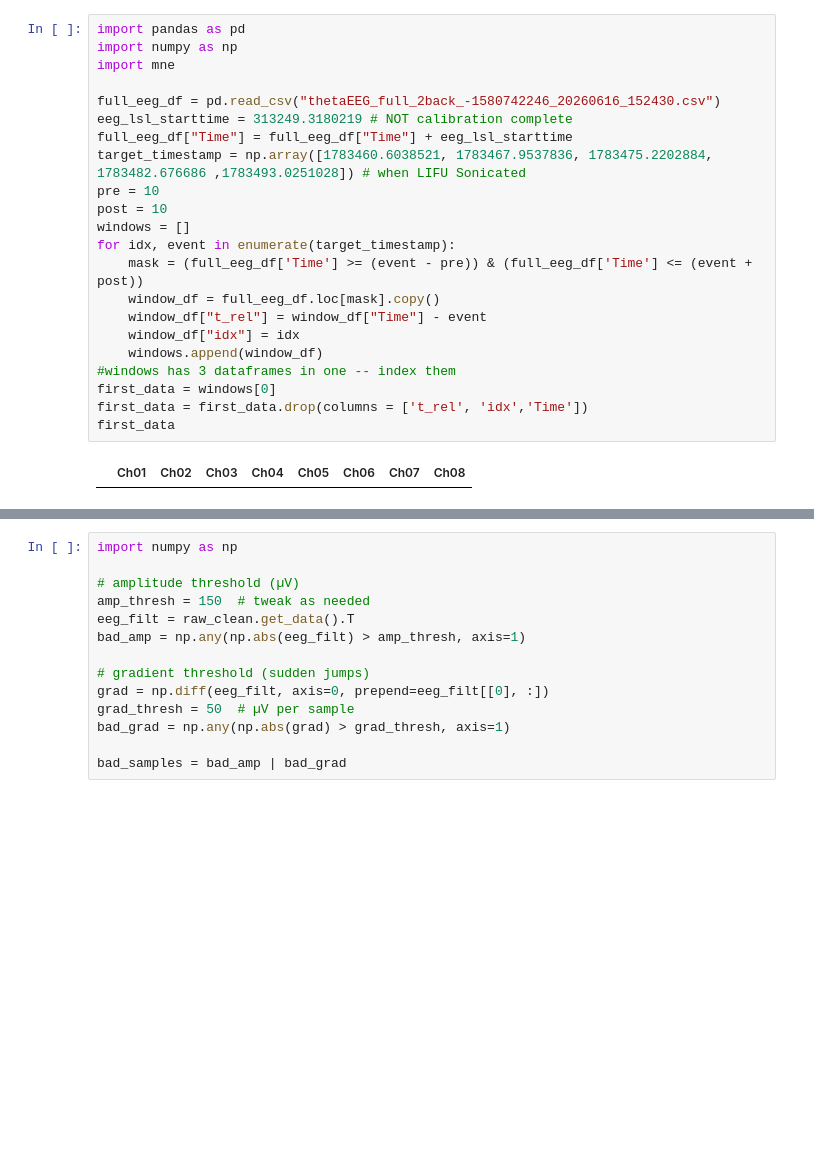
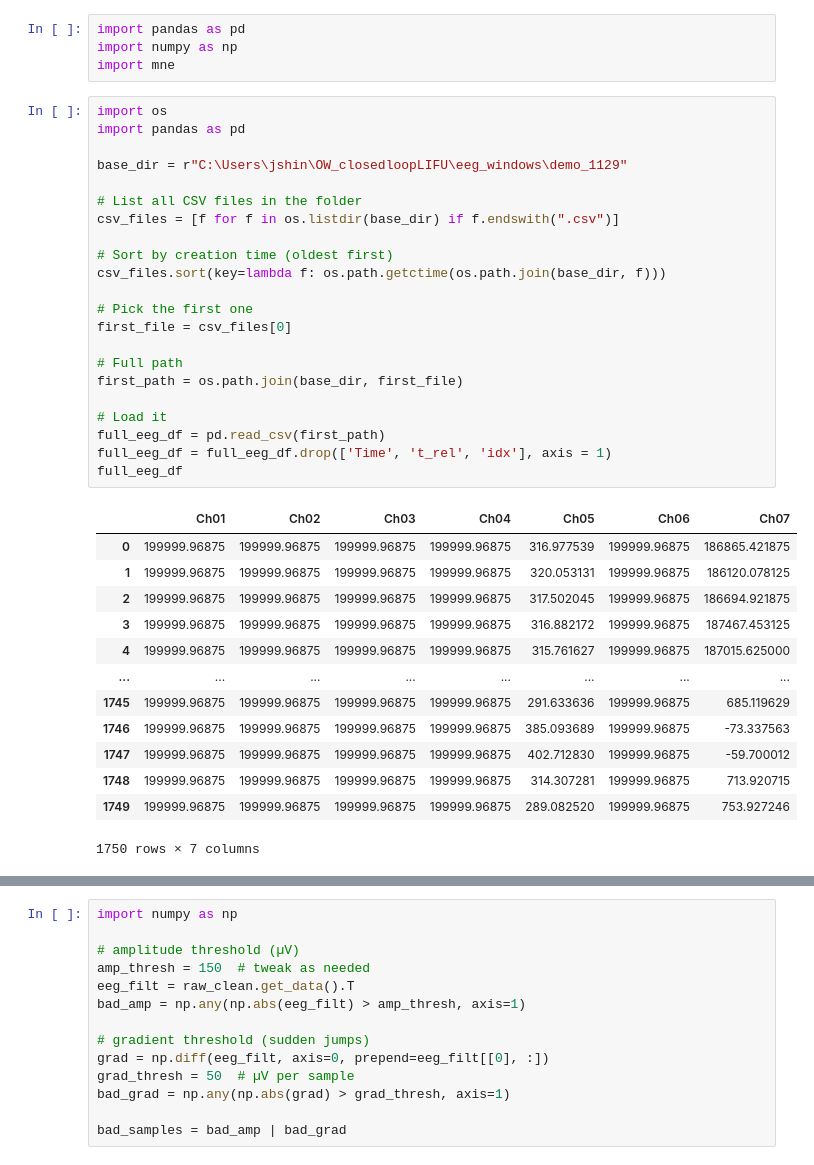
Before and after one commit to janetshin8030/OW_closedloop, a Jupyter notebook: PSDprocessing.ipynb, the cells around one changed output, grey strips where cells are left out. Drawn from its saved outputs; the diff is of its cells as text; blank space fills up the shorter version.

```diff
--- a/PSDprocessing.ipynb
+++ b/PSDprocessing.ipynb
@@ -2,26 +2,42 @@
 import pandas as pd
 import numpy as np
 import mne
-
-full_eeg_df = pd.read_csv("thetaEEG_full_2back_-1580742246_20260616_152430.csv")
-eeg_lsl_starttime = 313249.3180219 # NOT calibration complete
-full_eeg_df["Time"] = full_eeg_df["Time"] + eeg_lsl_starttime
-target_timestamp = np.array([1783460.6038521, 1783467.9537836, 1783475.2202884, 1783482.676686 ,1783493.0251028]) # when LIFU Sonicated
-pre = 10
-post = 10
-windows = []
-for idx, event in enumerate(target_timestamp):
-    mask = (full_eeg_df['Time'] >= (event - pre)) & (full_eeg_df['Time'] <= (event + post))
-    window_df = full_eeg_df.loc[mask].copy()
-    window_df["t_rel"] = window_df["Time"] - event
-    window_df["idx"] = idx
-    windows.append(window_df)
-#windows has 3 dataframes in one -- index them
-first_data = windows[0]
-first_data = first_data.drop(columns = ['t_rel', 'idx','Time'])
-first_data
-# %% [output]
-|  | Ch01 | Ch02 | Ch03 | Ch04 | Ch05 | Ch06 | Ch07 | Ch08 |
+# %%
+import os
+import pandas as pd
+
+base_dir = r"C:\Users\jshin\OW_closedloopLIFU\eeg_windows\demo_1129"
+
+# List all CSV files in the folder
+csv_files = [f for f in os.listdir(base_dir) if f.endswith(".csv")]
+
+# Sort by creation time (oldest first)
+csv_files.sort(key=lambda f: os.path.getctime(os.path.join(base_dir, f)))
+
+# Pick the first one
+first_file = csv_files[0]
+
+# Full path
+first_path = os.path.join(base_dir, first_file)
+
+# Load it
+full_eeg_df = pd.read_csv(first_path)
+full_eeg_df = full_eeg_df.drop(['Time', 't_rel', 'idx'], axis = 1)
+full_eeg_df
+# %% [output]
+|  | Ch01 | Ch02 | Ch03 | Ch04 | Ch05 | Ch06 | Ch07 |
+| 0 | 199999.96875 | 199999.96875 | 199999.96875 | 199999.96875 | 316.977539 | 199999.96875 | 186865.421875 |
+| 1 | 199999.96875 | 199999.96875 | 199999.96875 | 199999.96875 | 320.053131 | 199999.96875 | 186120.078125 |
+| 2 | 199999.96875 | 199999.96875 | 199999.96875 | 199999.96875 | 317.502045 | 199999.96875 | 186694.921875 |
+| 3 | 199999.96875 | 199999.96875 | 199999.96875 | 199999.96875 | 316.882172 | 199999.96875 | 187467.453125 |
+| 4 | 199999.96875 | 199999.96875 | 199999.96875 | 199999.96875 | 315.761627 | 199999.96875 | 187015.625000 |
+| ... | ... | ... | ... | ... | ... | ... | ... |
+| 1745 | 199999.96875 | 199999.96875 | 199999.96875 | 199999.96875 | 291.633636 | 199999.96875 | 685.119629 |
+| 1746 | 199999.96875 | 199999.96875 | 199999.96875 | 199999.96875 | 385.093689 | 199999.96875 | -73.337563 |
+| 1747 | 199999.96875 | 199999.96875 | 199999.96875 | 199999.96875 | 402.712830 | 199999.96875 | -59.700012 |
+| 1748 | 199999.96875 | 199999.96875 | 199999.96875 | 199999.96875 | 314.307281 | 199999.96875 | 713.920715 |
+| 1749 | 199999.96875 | 199999.96875 | 199999.96875 | 199999.96875 | 289.082520 | 199999.96875 | 753.927246 |
+1750 rows × 7 columns
 # %%
 import numpy as np
 import pandas as pd
```
Also changed, not shown: parts of 6 cells of this notebook, 41 other files.
